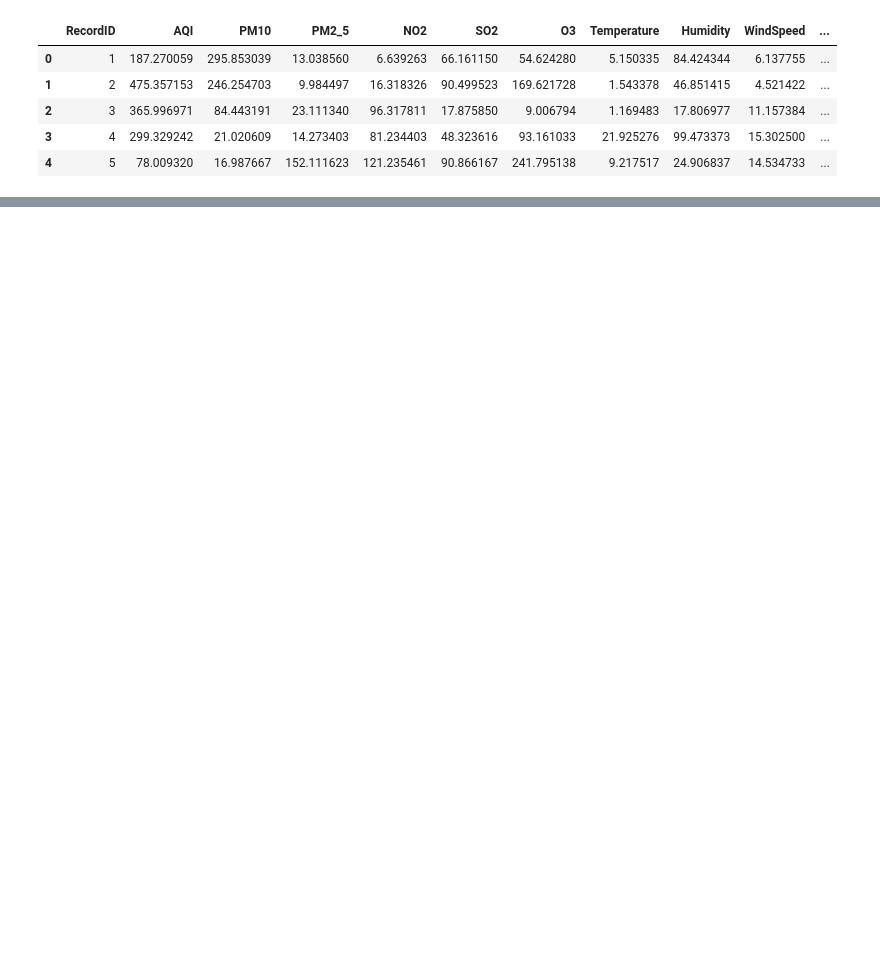
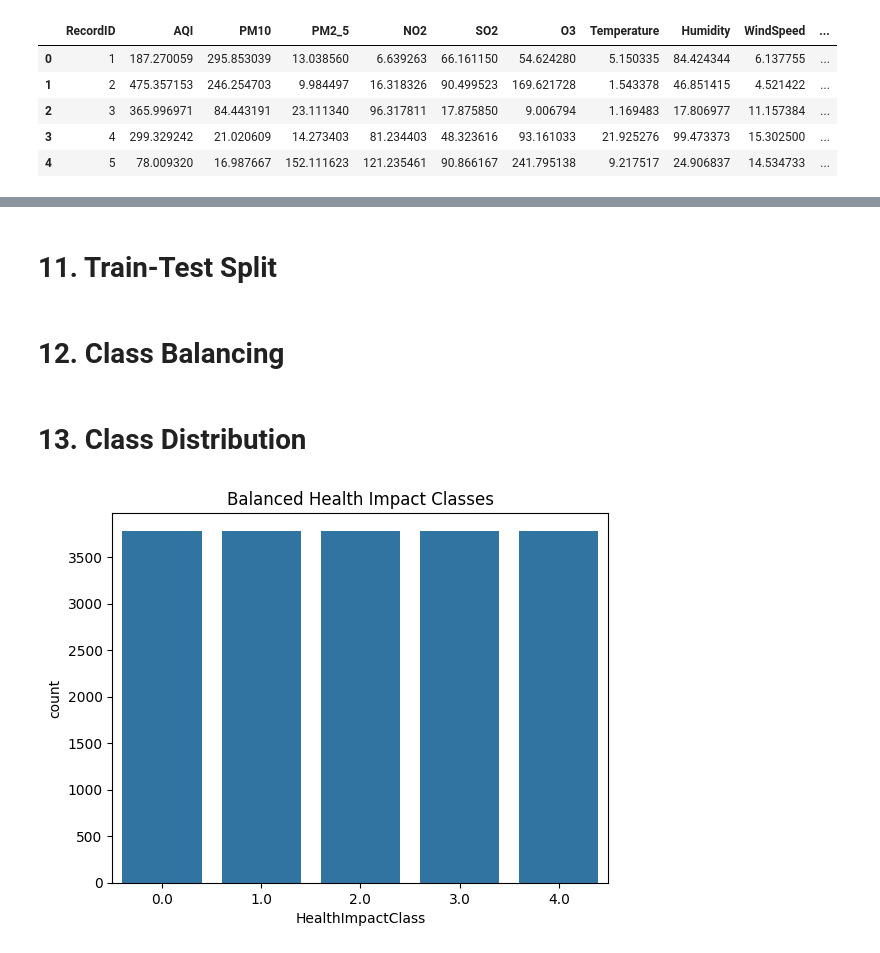
Before and after one commit to abhay-2108/MCP-Powered-Multi-Agent-Air-Quality-Reasoning-System, a Jupyter notebook: Notebooks/air_quality_health_impact.ipynb, the cells around one changed output, grey strips where cells are left out. Saved outputs shown, nothing was run; the diff lists cells and outputs as text; code cells hidden in the pictures; blank space fills up the shorter version.

```diff
--- a/Notebooks/air_quality_health_impact.ipynb
+++ b/Notebooks/air_quality_health_impact.ipynb
@@ -219,0 +120,8 @@ for name, model in best_models.items():
+# %%
+df["PM_ratio"] = df["PM2_5"] / (df["PM10"] + 1e-6)
+df["NO2_O3_interaction"] = df["NO2"] * df["O3"]
+df["HealthLoadIndex"] = (
+    df["RespiratoryCases"] +
+    df["CardiovascularCases"] +
+    df["HospitalAdmissions"]
+)
@@ -219,0 +130,4 @@ for name, model in best_models.items():
+# %%
+X = df.drop(columns=[score_col, class_col, "RecordID"])
+y_score = df[score_col]
+y_class = df[class_col]
@@ -219,0 +139,24 @@ for name, model in best_models.items():
+# %% [markdown]
+# 11. Train-Test Split
+# %%
+X_train, X_test, y_score_train, y_score_test, y_class_train, y_class_test = train_test_split(
+    X_scaled, y_score, y_class, test_size=0.2, stratify=y_class, random_state=42
+)
+# %% [markdown]
+# 12. Class Balancing
+# %%
+sm = SMOTE(random_state=42)
+y_score_train_np = y_score_train.values.reshape(-1, 1)
+X_train_combined = np.hstack((X_train, y_score_train_np))
+X_train_combined_bal, y_class_train_bal = sm.fit_resample(X_train_combined, y_class_train)
+X_train_bal = X_train_combined_bal[:, :-1]
+y_score_train_bal = pd.Series(X_train_combined_bal[:, -1], name=score_col)
+y_class_train_bal = pd.Series(y_class_train_bal, name=class_col)
+# %% [markdown]
+# 13. Class Distribution
+# %%
+sns.countplot(x=y_class_train_bal)
+plt.title("Balanced Health Impact Classes")
+plt.show()
+# %% [output]
+[figure, added]
```
Also changed, not shown: parts of 41 cells of this notebook.
